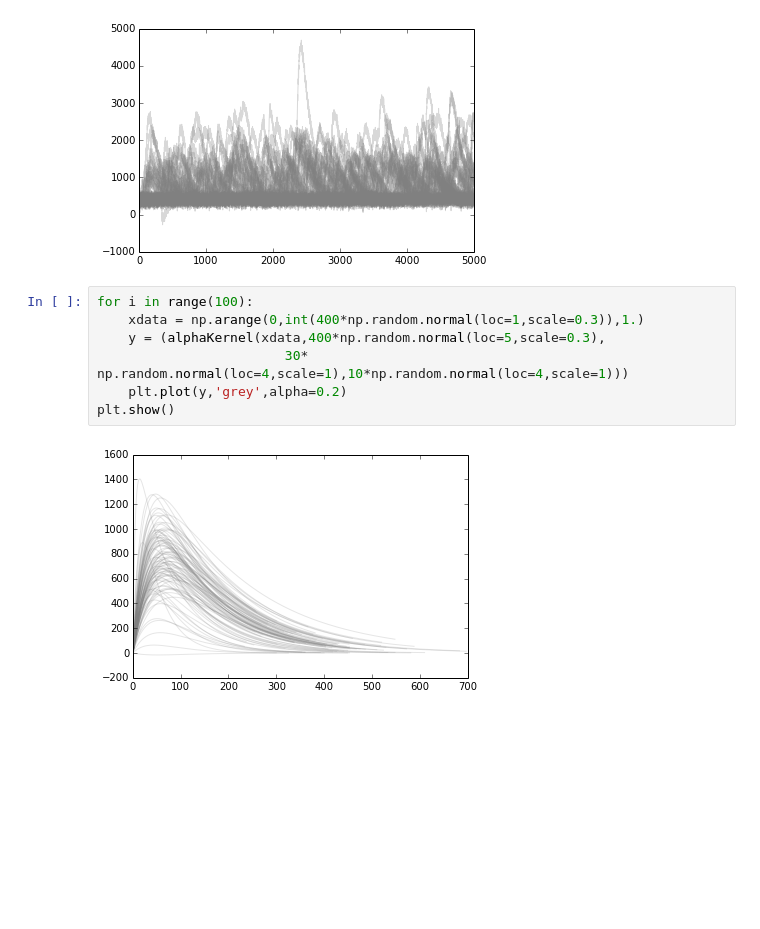
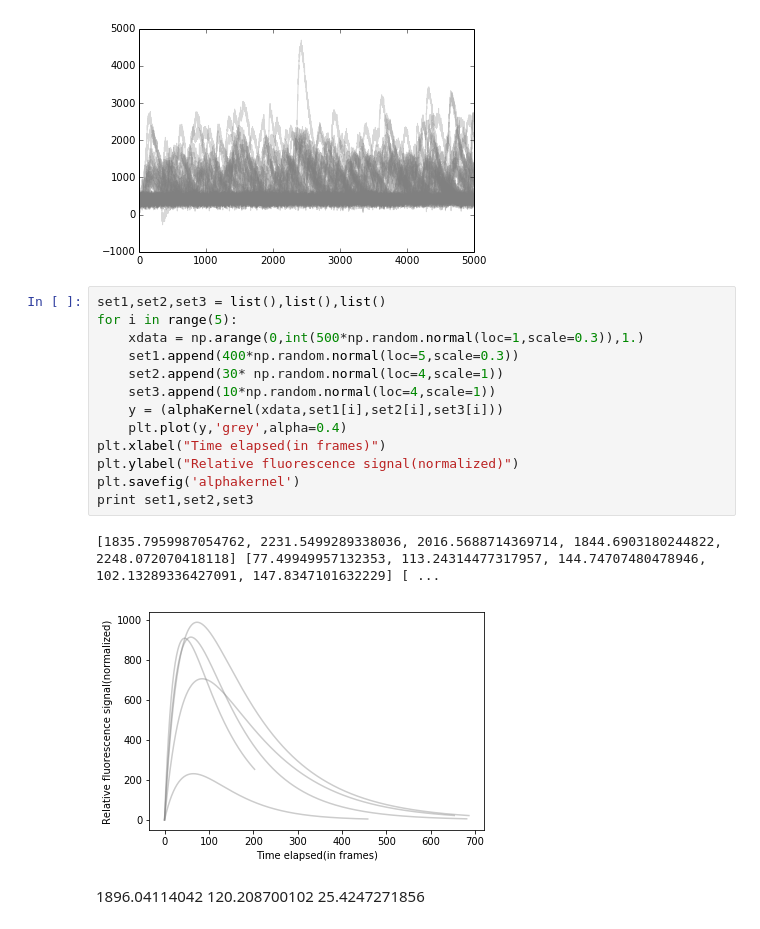
Before and after one commit to zmoldir/cal_neuroim, a Jupyter notebook: MAstuff_testbook.ipynb, the cells around one changed output. Saved outputs shown, nothing was run; the diff lists cells and outputs as text; blank space fills up the shorter version.

Commit message:
Improved some code with a more pythonic approach, added some time testing snippes

```diff
--- a/MAstuff_testbook.ipynb
+++ b/MAstuff_testbook.ipynb
@@ -67,11 +65,20 @@ df.to_csv('/home/maximilian/unistuff/paris_ens/cal_neuroim/simdata/apTimings.csv
 # %% [output]
 [figure]
 # %%
-for i in range(100):
-    xdata = np.arange(0,int(400*np.random.normal(loc=1,scale=0.3)),1.)
-    y = (alphaKernel(xdata,400*np.random.normal(loc=5,scale=0.3),
-                        30* np.random.normal(loc=4,scale=1),10*np.random.normal(loc=4,scale=1)))
-    plt.plot(y,'grey',alpha=0.2)
-plt.show()
+set1,set2,set3 = list(),list(),list()
+for i in range(5):
+    xdata = np.arange(0,int(500*np.random.normal(loc=1,scale=0.3)),1.)
+    set1.append(400*np.random.normal(loc=5,scale=0.3))
+    set2.append(30* np.random.normal(loc=4,scale=1))
+    set3.append(10*np.random.normal(loc=4,scale=1))
+    y = (alphaKernel(xdata,set1[i],set2[i],set3[i]))
+    plt.plot(y,'grey',alpha=0.4)
+plt.xlabel("Time elapsed(in frames)")
+plt.ylabel("Relative fluorescence signal(normalized)")
+plt.savefig('alphakernel')
+print set1,set2,set3
 # %% [output]
+[1835.7959987054762, 2231.5499289338036, 2016.5688714369714, 1844.6903180244822, 2248.072070418118] [77.49949957132353, 113.24314477317957, 144.74707480478946, 102.13289336427091, 147.8347101632229] [ ...
-[figure, old version]
+[figure, new version]
+# %% [markdown]
+1896.04114042 120.208700102 25.4247271856
```
Also changed, not shown: parts of 8 cells of this notebook, 2 other files.
